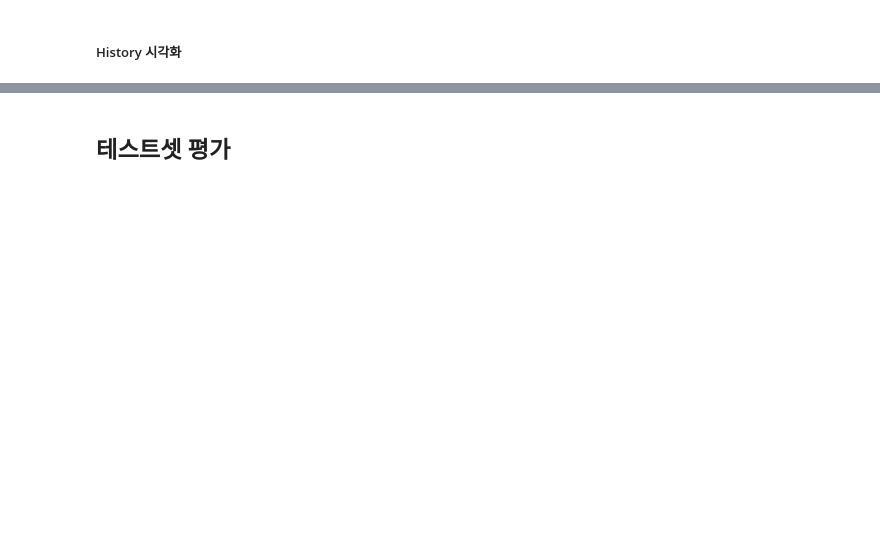
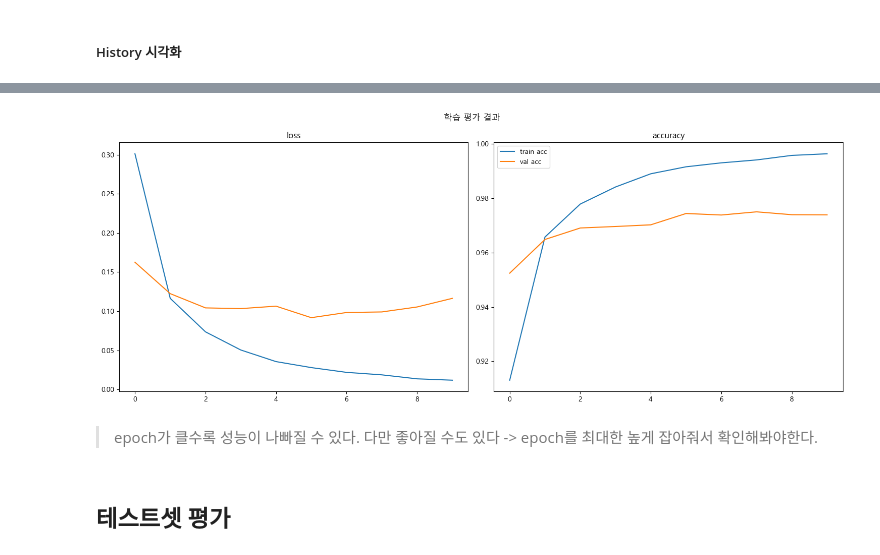
Before and after one commit to clerknek/PlayData, a Jupyter notebook: 07_DeepLearning/02_첫번째 딥러닝-MLP 구현.ipynb, the cells around one changed output, grey strips where cells are left out. Drawn from its saved outputs; the diff is of its cells as text; code cells hidden in the pictures; blank space fills up the shorter version.

```diff
--- a/07_DeepLearning/02_첫번째 딥러닝-MLP 구현.ipynb
+++ b/07_DeepLearning/02_첫번째 딥러닝-MLP 구현.ipynb
@@ -38,5 +81,8 @@
 # %% [markdown]
 ##### input image(X)를 정규화.
 - 이미지를 0 ~ 1 로 정규화 하고 타입을 float32로 변환
+# %%
+X_train = train_image.astype('float32')/255
+X_test = test_image.astype('float32')/255
 # %% [markdown]
 ##### label(y)를 one hot encoding
@@ -42,0 +95,3 @@
+# %%
+y_train = keras.utils.to_categorical(train_label, num_classes=10)
+y_test = keras.utils.to_categorical(test_label)
@@ -49,9 +176,22 @@
     - Optimizer
     - 손실함수
     - 평가지표
+# %%
+model.compile(optimizer='adam',
+             loss='categorical_crossentropy',
+             metrics=['accuracy']) # 학습로그, 모델 평가 할 때 loss(loss함수가 계산한 오차값)와 같이 나올 평가지표
 # %% [markdown]
 ## 학습 (fit)
 - model.fit()
     - 모델 학습 메소드.
     - 학습과정의 Log를 History 객체로 반환한다.
 - History : train 시 에폭별 평가지표값들을 모아서 제공.
+# %%
+history = model.fit(X_train, y_train, # train dataset
+                      epochs=10, # train dataset을 몇 번 반복해서 학습할 것인지, 한 epoch이 돌면 shuffle을 하게 된다.
+                      batch_size = 100, # 파라미터(wight-학습대상) 업데이트 하기 위한 데이터 단위 -> 내접 계산으로 한번에 계산 가능(행렬)
+                      # 한번 업데이트 되는 것을 1 step이라고 함. 1step에 입력할 데이터 개수: batch_size
+                      # 위 모델에서 input 안에 있는 None이 batch_size를 의미한다 -> 설정 가능
+                      # 작게 하면 시간이 오래 걸리고 이상치가 많아진다. / 크게 하면 메모리 공간이 부족해진다.
+                      validation_split=0.3  # train set 중 validation으로 사용할 데이터 비율. 전체중 70은 train에 30은 검증에 사용하겠다.
+                     )
@@ -60,2 +264,28 @@
+# %%
+import matplotlib.pyplot as plt
+
+plt.rcParams['font.family'] = 'malgun gothic'
+plt.rcParams['axes.unicode_minus'] = True
+
+plt.figure(figsize=(15, 6))
+plt.suptitle('학습 평가 결과') # figure 제목
+
+plt.subplot(1, 2, 1)
+plt.plot(history.history['loss'], label='train loss')
+plt.plot(history.history['val_loss'], label='val loss')
+plt.title('loss')
+
+plt.subplot(1, 2, 2)
+plt.plot(history.history['accuracy'], label='train acc')
+plt.plot(history.history['val_accuracy'], label='val acc')
+plt.title('accuracy')
+
+plt.legend()
+plt.tight_layout()
+plt.show()
+# %% [output]
+[figure, added]
+# %% [markdown]
+> epoch가 클수록 성능이 나빠질 수 있다. 다만 좋아질 수도 있다 -> epoch를 최대한 높게 잡아줘서 확인해봐야한다.
 # %% [markdown]
 ## 테스트셋 평가
```
Also changed, not shown: parts of 37 cells of this notebook, 7 other files.
